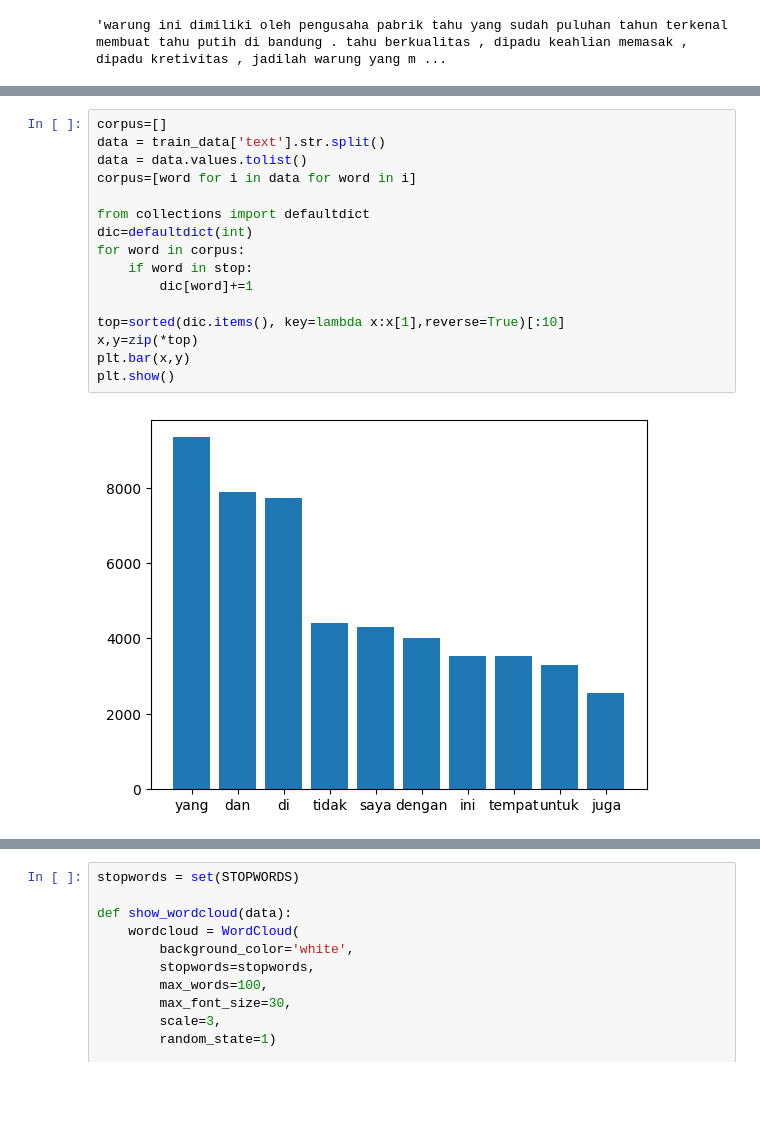
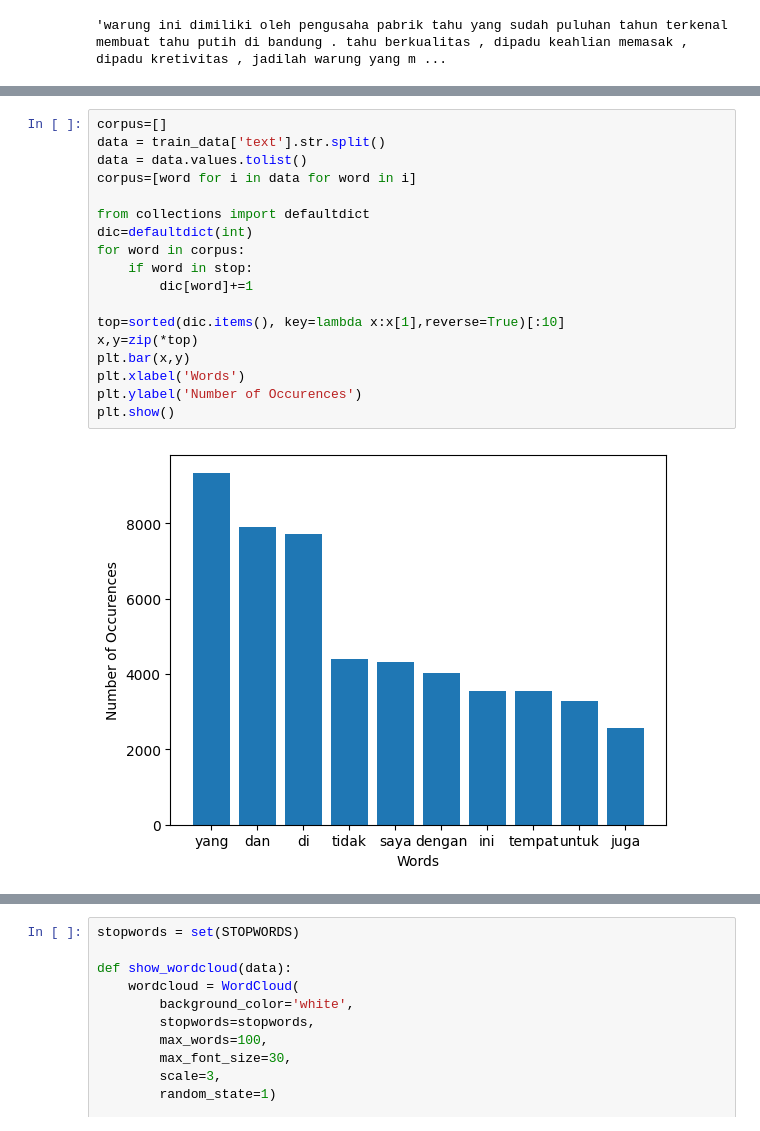
Before and after one commit to Mehmed13/traditional_ml_nlp, a Jupyter notebook: text_classification.ipynb, the cells around one changed output, grey strips where cells are left out. Saved outputs shown, nothing was run; the diff lists cells and outputs as text; blank space fills up the shorter version.

```diff
--- a/text_classification.ipynb
+++ b/text_classification.ipynb
@@ -110,21 +120,23 @@ plt.show()
 # %%
 corpus=[]
 data = train_data['text'].str.split()
 data = data.values.tolist()
 corpus=[word for i in data for word in i]
 
 from collections import defaultdict
 dic=defaultdict(int)
 for word in corpus:
     if word in stop:
         dic[word]+=1
 
 top=sorted(dic.items(), key=lambda x:x[1],reverse=True)[:10]
 x,y=zip(*top)
 plt.bar(x,y)
+plt.xlabel('Words')
+plt.ylabel('Number of Occurences')
 plt.show()
 # %% [output]
-[figure, old version]
+[figure, new version]
 # %%
 data= train_data["text"].str.split()
 data=data.values.tolist()
```
Also changed, not shown: parts of 19 cells of this notebook, 1 other file.
